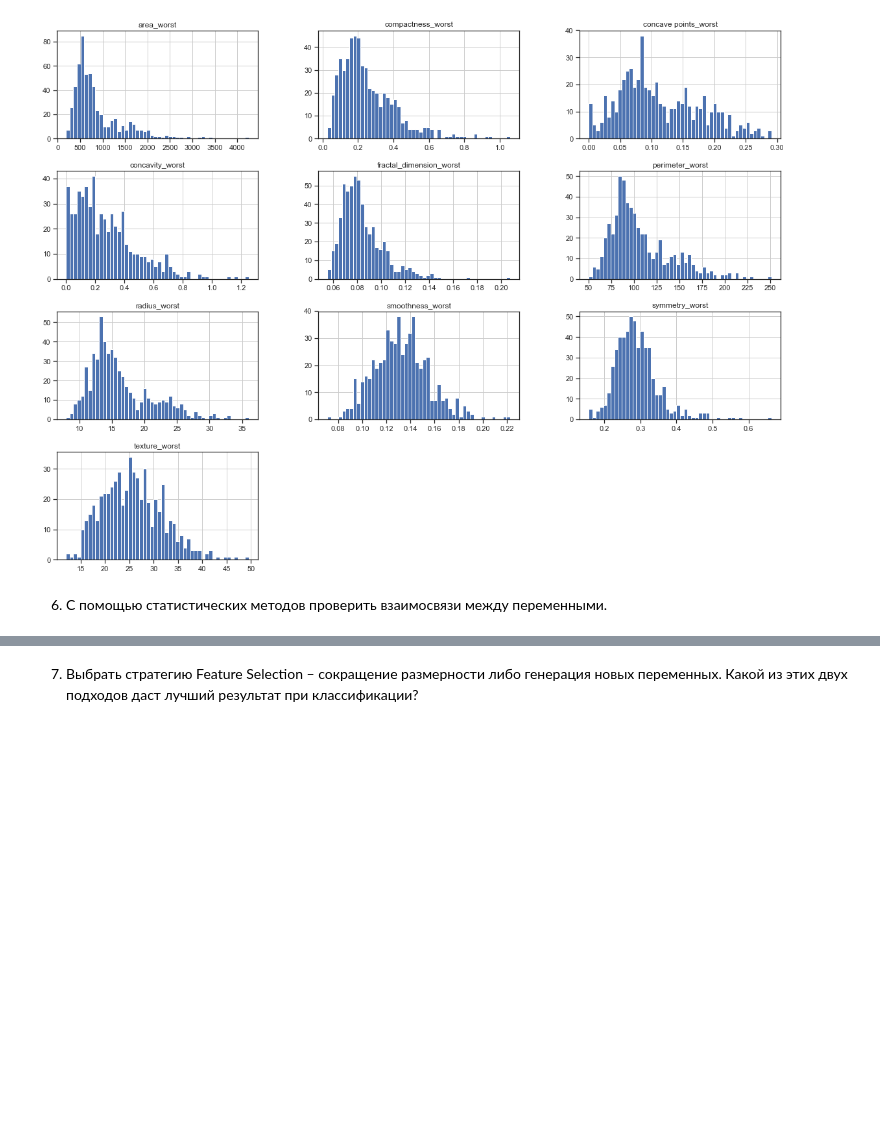
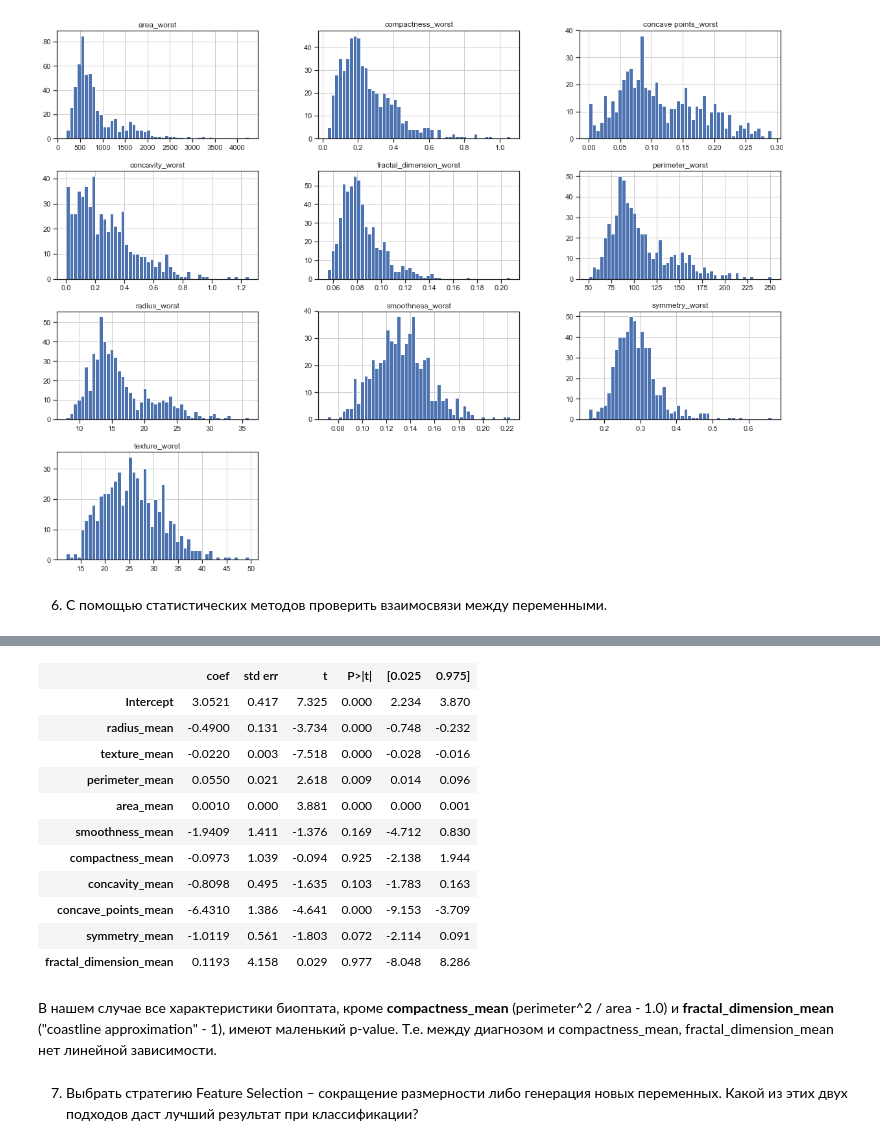
Before and after one commit to aksaxir/data_science, a Jupyter notebook: netology_FE/data_preprocessing_final.ipynb, the cells around one changed output, grey strips where cells are left out. Drawn from its saved outputs; the diff is of its cells as text; code cells hidden in the pictures; blank space fills up the shorter version.

```diff
--- a/netology_FE/data_preprocessing_final.ipynb
+++ b/netology_FE/data_preprocessing_final.ipynb
@@ -190,3 +247,23 @@ SyntaxError: invalid syntax (<ipython-input-17-7912b1ae66e9>, line 1)
+# %%
+import statsmodels.formula.api as smf
+est = smf.ols('diagnosis ~ radius_mean + texture_mean + perimeter_mean + area_mean + smoothness_mean + compactness_mean + concavity_mean + concave_points_mean + symmetry_mean + fractal_dimension_mean', data=breasts_cleared).fit()
+est_res = est.summary()
+est_res.tables[1]
+# %% [output]
+|  | coef | std err | t | P>|t| | [0.025 | 0.975] |
+| Intercept | 3.0521 | 0.417 | 7.325 | 0.000 | 2.234 | 3.870 |
+| radius_mean | -0.4900 | 0.131 | -3.734 | 0.000 | -0.748 | -0.232 |
+| texture_mean | -0.0220 | 0.003 | -7.518 | 0.000 | -0.028 | -0.016 |
+| perimeter_mean | 0.0550 | 0.021 | 2.618 | 0.009 | 0.014 | 0.096 |
+| area_mean | 0.0010 | 0.000 | 3.881 | 0.000 | 0.000 | 0.001 |
+| smoothness_mean | -1.9409 | 1.411 | -1.376 | 0.169 | -4.712 | 0.830 |
+| compactness_mean | -0.0973 | 1.039 | -0.094 | 0.925 | -2.138 | 1.944 |
+| concavity_mean | -0.8098 | 0.495 | -1.635 | 0.103 | -1.783 | 0.163 |
+| concave_points_mean | -6.4310 | 1.386 | -4.641 | 0.000 | -9.153 | -3.709 |
+| symmetry_mean | -1.0119 | 0.561 | -1.803 | 0.072 | -2.114 | 0.091 |
+| fractal_dimension_mean | 0.1193 | 4.158 | 0.029 | 0.977 | -8.048 | 8.286 |
+# %% [markdown]
+В нашем случае все характеристики биоптата, кроме **compactness_mean** (perimeter^2 / area - 1.0) и **fractal_dimension_mean** ("coastline approximation" - 1), имеют маленький  p-value. Т.е. между диагнозом и compactness_mean, fractal_dimension_mean нет линейной зависимости.
 # %% [markdown]
 7. Выбрать стратегию Feature Selection – сокращение размерности либо генерация новых переменных. Какой из этих двух подходов даст лучший результат при классификации?
 # %% [markdown]
```
Also changed, not shown: parts of 12 cells of this notebook.
